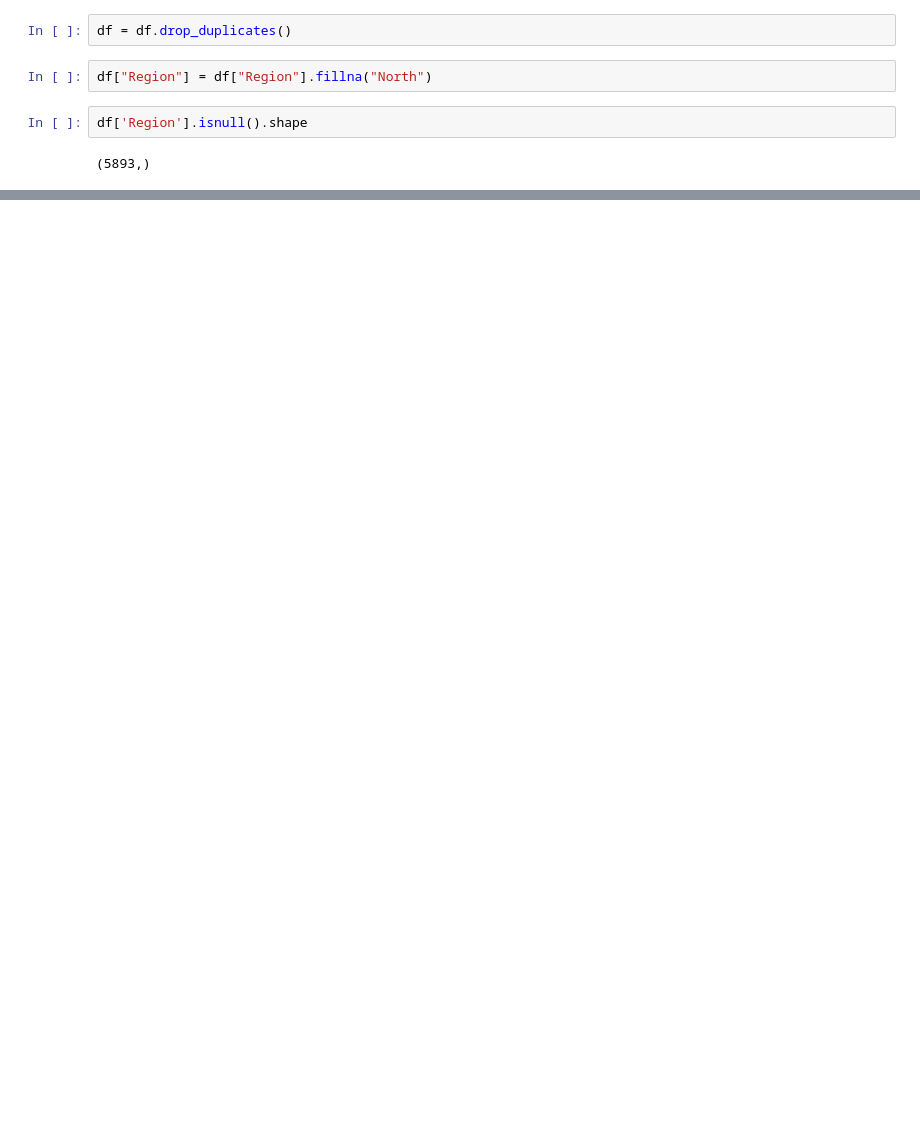
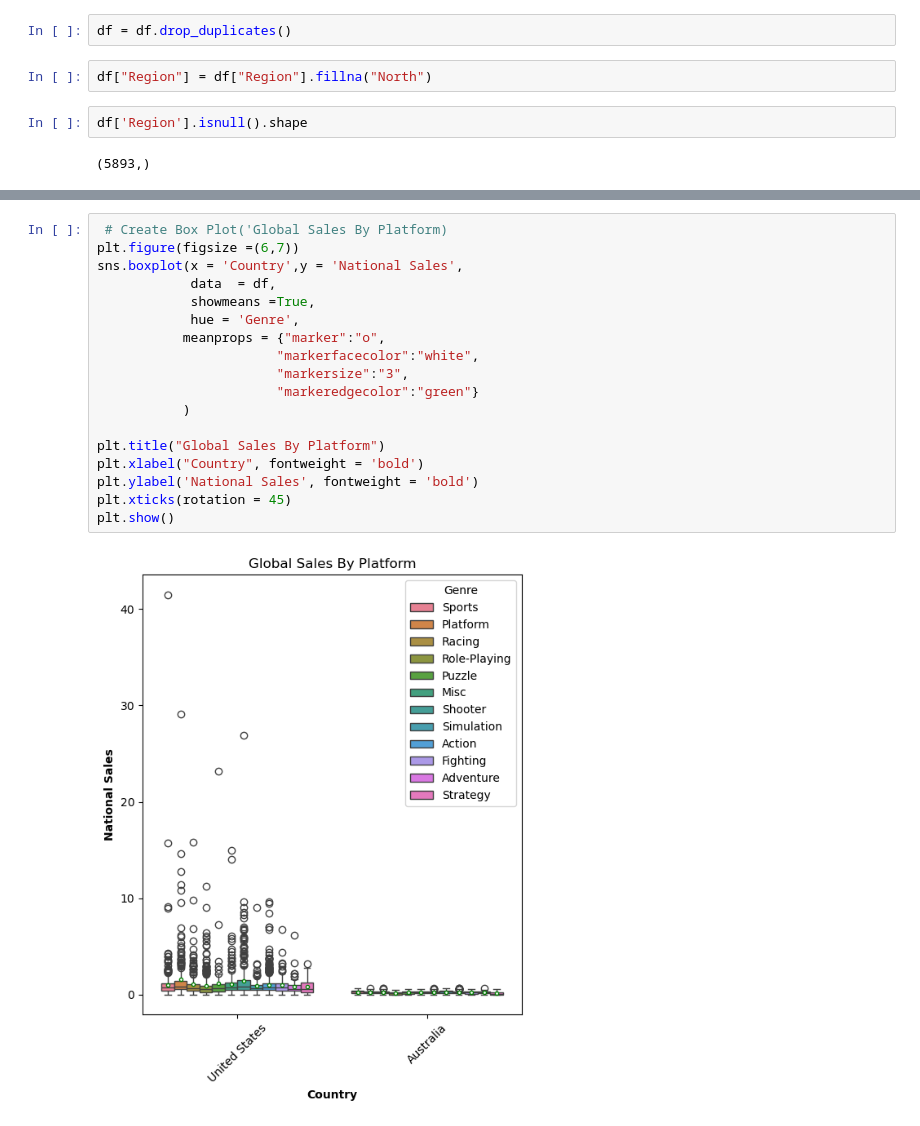
Before and after one commit to CodeBySAM2005/game-data-analysis, a Jupyter notebook: Games Data Analysis.ipynb, the cells around one changed output, grey strips where cells are left out. Drawn from its saved outputs; the diff is of its cells as text; blank space fills up the shorter version.

```diff
--- a/Games Data Analysis.ipynb
+++ b/Games Data Analysis.ipynb
@@ -20,0 +134,20 @@ df['Region'].isnull().shape
+# %%
+ # Create Box Plot('Global Sales By Platform)
+plt.figure(figsize =(6,7))
+sns.boxplot(x = 'Country',y = 'National Sales',
+            data  = df,
+            showmeans =True,
+            hue = 'Genre',
+           meanprops = {"marker":"o",
+                       "markerfacecolor":"white",
+                       "markersize":"3",
+                       "markeredgecolor":"green"}
+           )
+
+plt.title("Global Sales By Platform")
+plt.xlabel("Country", fontweight = 'bold')
+plt.ylabel('National Sales', fontweight = 'bold')
+plt.xticks(rotation = 45)
+plt.show()
+# %% [output]
+[figure, added]
```
Also changed, not shown: parts of 17 cells of this notebook.
